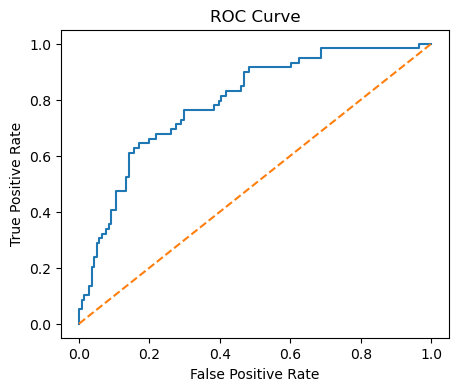
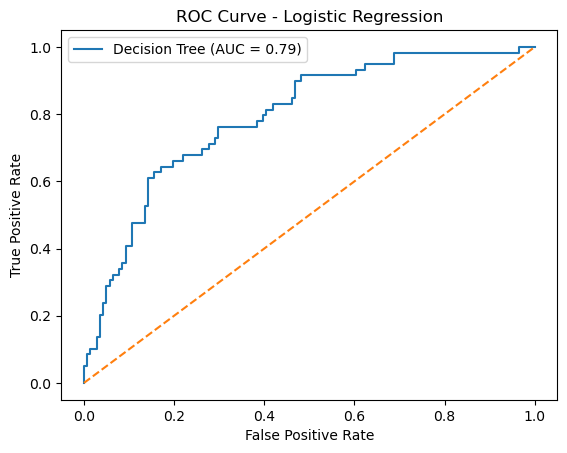
Code edit (unified diff) that turned the first committed figure into the second:
--- before
+++ after
@@ -1,13 +1,14 @@
 #For AUC-ROC Curve
-y_prob = model.predict_proba(X_test)[:,1]
-fpr, tpr, _ = roc_curve(y_test, y_prob)
-
-plt.figure(figsize=(5,4))
-plt.plot(fpr, tpr)
-plt.plot([0,1],[0,1],'--')
-plt.title("ROC Curve")
+y_prob_lr = model.predict_proba(X_test)[:,1]
+fpr, tpr, thresholds = roc_curve(y_test, y_prob_lr)
+roc_auc_lr = roc_auc_score(y_test, y_prob_lr)
+plt.figure()
+plt.plot(fpr, tpr, label="Decision Tree (AUC = %0.2f)" % roc_auc_lr)
+plt.plot([0, 1], [0, 1], linestyle='--')
+plt.title("ROC Curve - Logistic Regression")
 plt.xlabel("False Positive Rate")
 plt.ylabel("True Positive Rate")
+plt.legend()
 plt.show()
 
-print("ROC-AUC Score:", roc_auc_score(y_test, y_prob))
+print("ROC-AUC Score:", roc_auc_score(y_test, y_prob_lr))

Commit: ROC_AUC analysis for decision tree